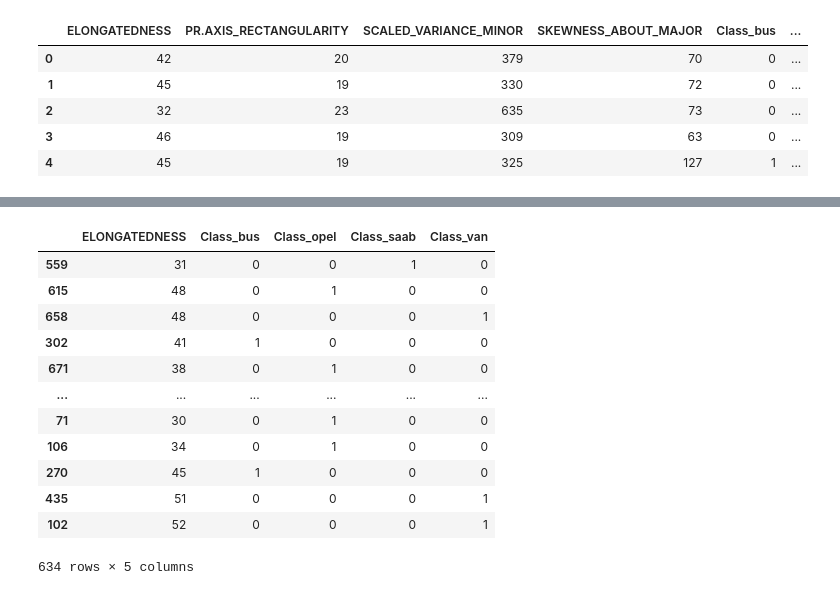
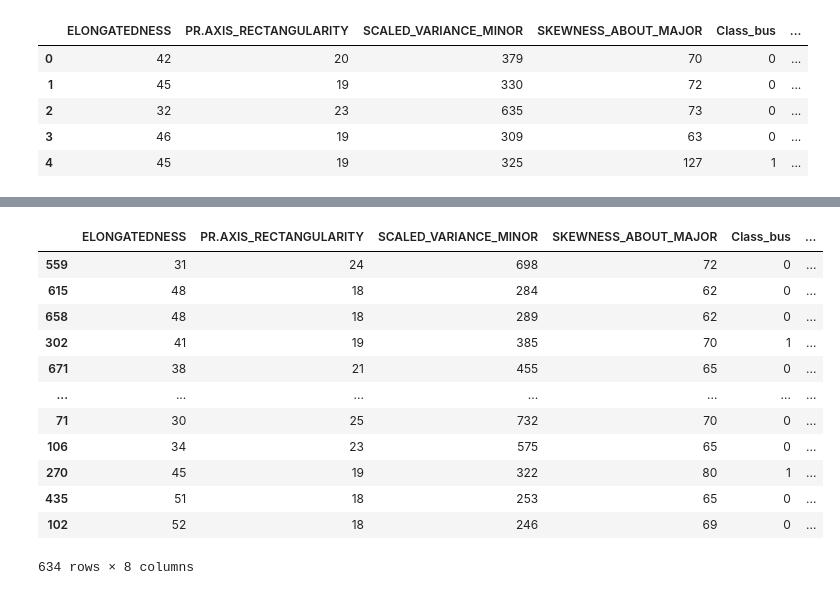
Before and after one commit to mozilla/PRESC, a Jupyter notebook: dev/silvererudite_task2/PRESC_startuptask.ipynb, the cells around one changed output, grey strips where cells are left out. Drawn from its saved outputs; the diff is of its cells as text; code cells hidden in the pictures.

```diff
--- a/dev/silvererudite_task2/PRESC_startuptask.ipynb
+++ b/dev/silvererudite_task2/PRESC_startuptask.ipynb
@@ -131,7 +133,7 @@ So from abobe heatmaps the most correlated values to Class are skewness_about_ma
 
 *now making dataframe only with these features and splitting it to train and test datasets
 # %%
-labels=dataset['Class']
+# labels=dataset['Class']
 dataset=dataset.drop(['COMPACTNESS','CIRCULARITY', 'DISTANCE_CIRCULARITY', 'RADIUS_RATIO', 'PR.AXIS_ASPECT_RATIO',  'MAX.LENGTH_ASPECT_RATIO', 'SCATTER_RATIO', 'MAX.LENGTH_RECTANGULARITY', 'SCALED_VARIANCE_MAJOR' ,'SCALED_RADIUS_OF_GYRATION', 'SKEWNESS_ABOUT_MINOR', 'KURTOSIS_ABOUT_MAJOR', 'KURTOSIS_ABOUT_MINOR', 'HOLLOWS_RATIO'], axis=1)
 dataset=pd.get_dummies(dataset)
 dataset.head()
@@ -216,22 +191,22 @@ df2.head()
 # %%
 from sklearn.model_selection import train_test_split
-#labels=df2['Class']
-X_train,X_test,Y_train,Y_test=train_test_split(df2,labels ,test_size=0.25 , random_state=42)
+# labels=dataset['Class']
+X_train,X_test,Y_train,Y_test=train_test_split(dataset,labels ,test_size=0.25 , random_state=42)
 X_train
 # %% [output]
-|  | ELONGATEDNESS | Class_bus | Class_opel | Class_saab | Class_van |
-| 559 | 31 | 0 | 0 | 1 | 0 |
-| 615 | 48 | 0 | 1 | 0 | 0 |
-| 658 | 48 | 0 | 0 | 0 | 1 |
-| 302 | 41 | 1 | 0 | 0 | 0 |
-| 671 | 38 | 0 | 1 | 0 | 0 |
-| ... | ... | ... | ... | ... | ... |
-| 71 | 30 | 0 | 1 | 0 | 0 |
-| 106 | 34 | 0 | 1 | 0 | 0 |
-| 270 | 45 | 1 | 0 | 0 | 0 |
-| 435 | 51 | 0 | 0 | 0 | 1 |
-| 102 | 52 | 0 | 0 | 0 | 1 |
+|  | ELONGATEDNESS | PR.AXIS_RECTANGULARITY | SCALED_VARIANCE_MINOR | SKEWNESS_ABOUT_MAJOR | Class_bus | ... |
+| 559 | 31 | 24 | 698 | 72 | 0 | ... |
+| 615 | 48 | 18 | 284 | 62 | 0 | ... |
+| 658 | 48 | 18 | 289 | 62 | 0 | ... |
+| 302 | 41 | 19 | 385 | 70 | 1 | ... |
+| 671 | 38 | 21 | 455 | 65 | 0 | ... |
+| ... | ... | ... | ... | ... | ... | ... |
+| 71 | 30 | 25 | 732 | 70 | 0 | ... |
+| 106 | 34 | 23 | 575 | 65 | 0 | ... |
+| 270 | 45 | 19 | 322 | 80 | 1 | ... |
+| 435 | 51 | 18 | 253 | 65 | 0 | ... |
+| 102 | 52 | 18 | 246 | 69 | 0 | ... |
-634 rows × 5 columns
+634 rows × 8 columns
 # %%
 # from sklearn.preprocessing import MinMaxScaler
 # scaler = MinMaxScaler()
```
Also changed, not shown: parts of 19 cells of this notebook.
